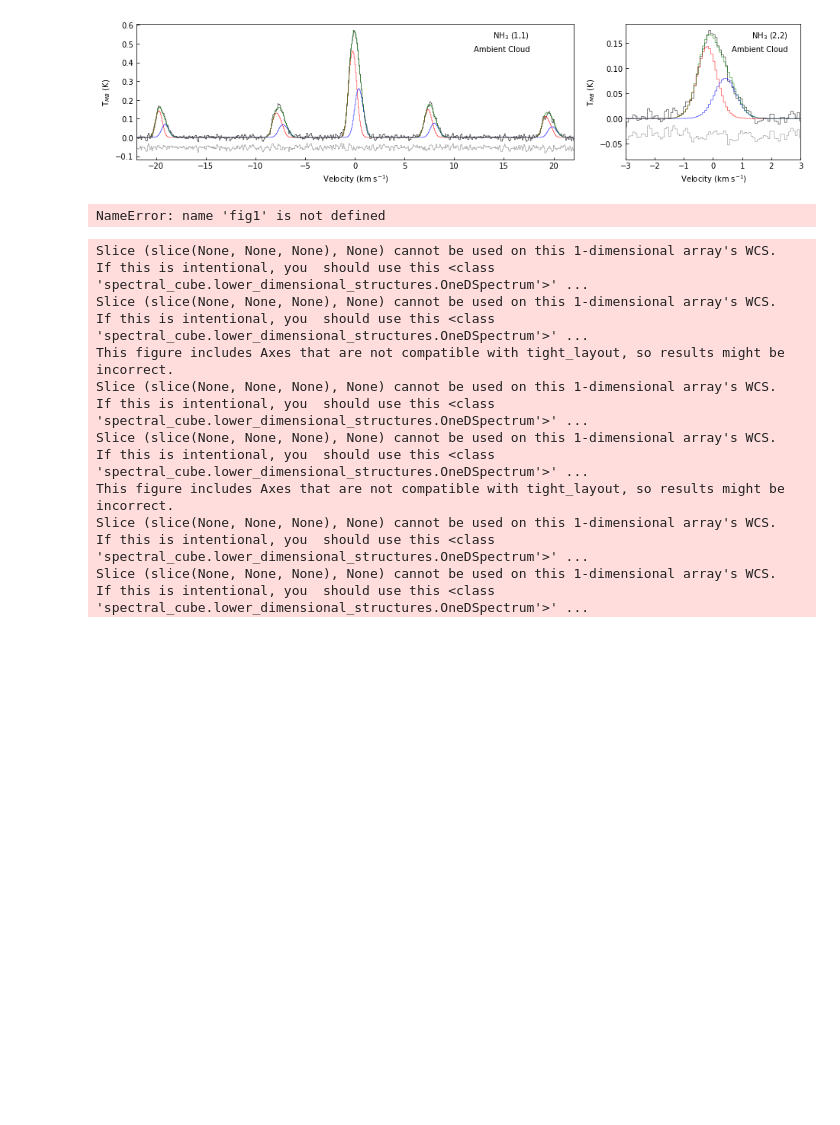
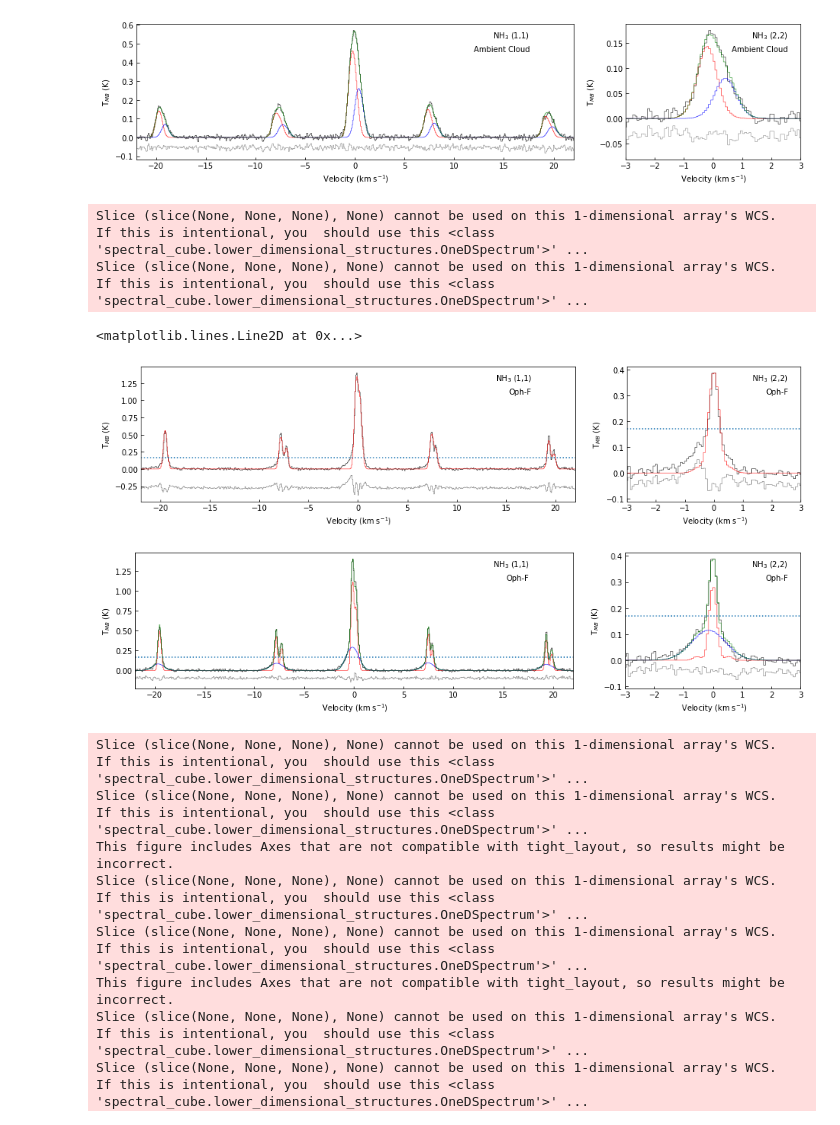
Before and after one commit to SpandanCh/L1688_2-cmp_ltr, a Jupyter notebook: L1688_letter_scripts.ipynb, the cells around one changed output. Cells and saved outputs as stored; diff of their text form; code cells hidden in the pictures; blank space fills up the shorter version.

```diff
--- a/L1688_letter_scripts.ipynb
+++ b/L1688_letter_scripts.ipynb
@@ -444,9 +444,9 @@ def plot_reg_avg( reg_i = 'OphA', reg_label = 'Oph-A', ext='', c1='k', c2='r', r
     #
     if resid:
         ax[0].plot( cube_11_c_m.spectral_axis, -(np.max(cube_11_c[:,0,0]-cube_11_c_m[:,0,0])*1.5)-
-                      (cube_11_c_m[:,0,0]-cube_11_c[:,0,0]), drawstyle='steps-mid', lw=0.2, color='grey')
+                      (cube_11_c_m[:,0,0]-cube_11_c[:,0,0]), drawstyle='steps-mid', lw=0.5, color='0.4')
         ax[1].plot( cube_22_c_m.spectral_axis, -(np.max(cube_22_c_m[:,0,0]-cube_22_c[:,0,0]))-
-                      (cube_22_c_m[:,0,0]-cube_22_c[:,0,0]), drawstyle='steps-mid', lw=0.2, color='grey')
+                      (cube_22_c_m[:,0,0]-cube_22_c[:,0,0]), drawstyle='steps-mid', lw=0.5, color='0.4')
     ax[1].text( 0.93, 0.9, 'NH$_3$ (2,2)', horizontalalignment='right', transform=ax[1].transAxes)
     ax[1].text( 0.93, 0.8, reg_label, horizontalalignment='right', transform=ax[1].transAxes)
 
@@ -525,9 +525,9 @@ def plot_reg_avg_2cmp( reg_i = 'OphA', reg_label = 'Oph-A', load_func = load_fun
     #
     if do_res:
         ax[0].plot( cube_11_c_al.spectral_axis, -(np.max(cube_11_c_m[:,0,0]-cube_11_c_al[:,0,0])*2)-
-                      (cube_11_c_m[:,0,0]-cube_11_c_al[:,0,0]), drawstyle='steps-mid', lw=0.5, color='grey')
+                      (cube_11_c_m[:,0,0]-cube_11_c_al[:,0,0]), drawstyle='steps-mid', lw=0.5, color='0.4')
         ax[1].plot( cube_22_c_al.spectral_axis, -(np.max(cube_22_c_m[:,0,0]-cube_22_c_al[:,0,0]))-
-                      (cube_22_c_m[:,0,0]-cube_22_c_al[:,0,0]), drawstyle='steps-mid', lw=0.5, color='grey')
+                      (cube_22_c_m[:,0,0]-cube_22_c_al[:,0,0]), drawstyle='steps-mid', lw=0.5, color='0.4')
     #
 # Composite model fit
     #
@@ -596,16 +596,30 @@ Slice (slice(None, None, None), None) cannot be used on this 1-dimensional array
 # %%
 rg = 'OphF'
 rg_lb = reg_lab[rg]
 
 par = pars[rg]
 err = errs[rg]
 
 # fig,ax = plot_reg_avg(reg_i=rg, reg_label=rg_lb, ext='', c1='k', c2='r',resid=True,w1=5,w2=2,
 #                           fgsz=(15,3),x11=22,x22=3,new='')
-fig1,ax = plot_reg_avg(reg_i=rg, reg_label=rg_lb, ext='_v_al_0', c1='k', c2='r',resid=True)
-fig2,ax = plot_reg_avg_2cmp(reg_i=rg, reg_label=rg_lb, c1='r', c2='b', pars=par, errs=err, do_res=True, do_sum=True)
+fig1,ax1 = plot_reg_avg(reg_i=rg, reg_label=rg_lb, ext='_v_al_0', c1='k', c2='r',resid=True)
+fig2,ax2 = plot_reg_avg_2cmp(reg_i=rg, reg_label=rg_lb, c1='r', c2='b', pars=par, errs=err, do_res=True, do_sum=True)
+
+# ax1[0].axhline(y=0.041,ls=':',c='green')
+# ax1[1].axhline(y=0.041,ls=':',c='green')
+# ax2[0].axhline(y=0.041,ls=':',c='green')
+# ax2[1].axhline(y=0.041,ls=':',c='green')
+
+ax1[0].axhline(y=0.17,ls=':')
+ax1[1].axhline(y=0.17,ls=':')
+ax2[0].axhline(y=0.17,ls=':')
+ax2[1].axhline(y=0.17,ls=':')
 # %% [output]
-NameError: name 'fig1' is not defined
+Slice (slice(None, None, None), None) cannot be used on this 1-dimensional array's WCS.  If this is intentional, you  should use this <class 'spectral_cube.lower_dimensional_structures.OneDSpectrum'>' ...
+Slice (slice(None, None, None), None) cannot be used on this 1-dimensional array's WCS.  If this is intentional, you  should use this <class 'spectral_cube.lower_dimensional_structures.OneDSpectrum'>' ...
+<matplotlib.lines.Line2D at 0x...>
+[figure, added]
+[figure, added]
 # %%
 for rg in sort_reg:
     rg_lb = reg_lab[rg]
```
